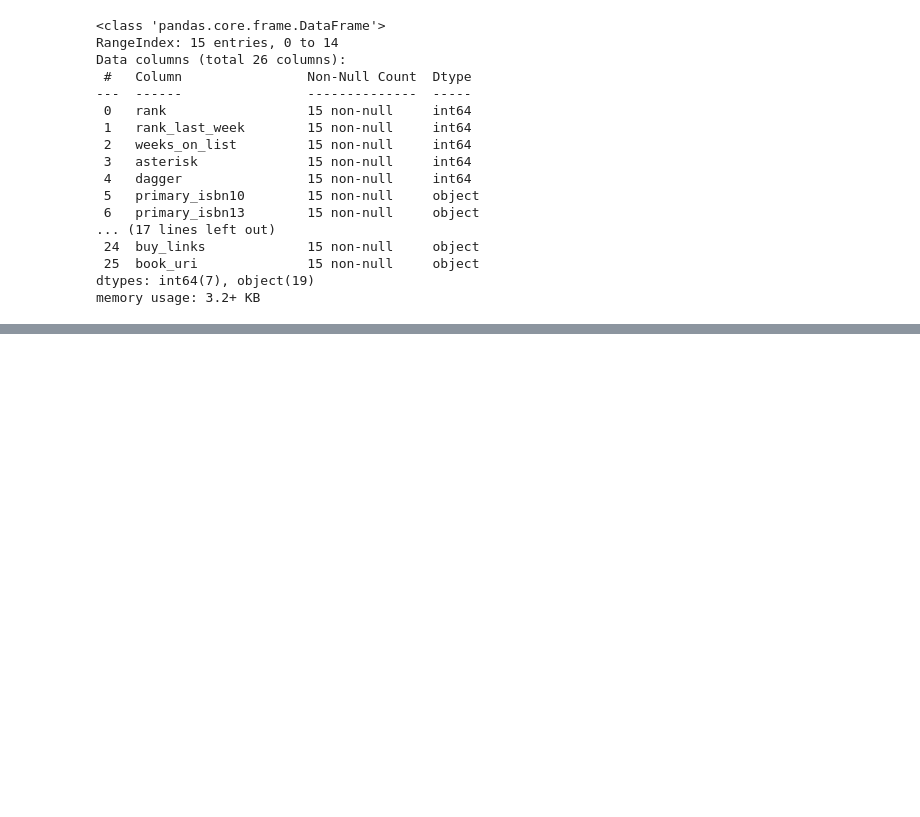
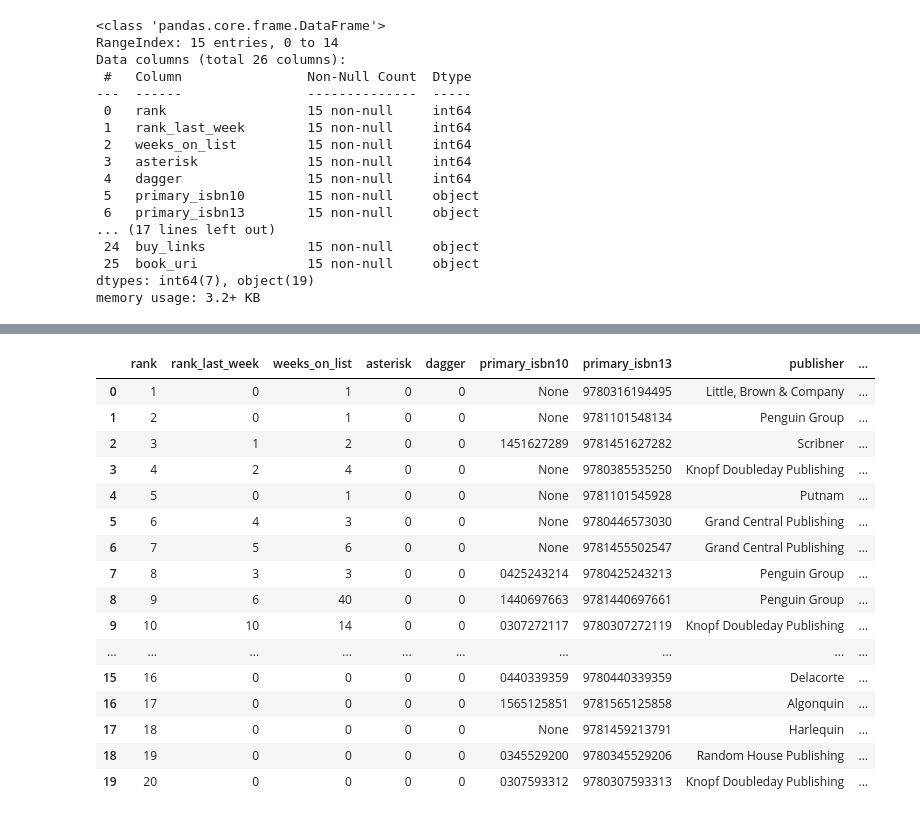
Before and after one commit to abigailasper/booktok-bestsellers, a Jupyter notebook: notebooks/nyt_bestsellers_scraper.ipynb, the cells around one changed output, grey strips where cells are left out. Drawn from its saved outputs; the diff is of its cells as text; code cells hidden in the pictures; blank space fills up the shorter version.

```diff
--- a/notebooks/nyt_bestsellers_scraper.ipynb
+++ b/notebooks/nyt_bestsellers_scraper.ipynb
@@ -197,0 +197,20 @@ print(last_sun)
+# %%
+bestsellers_df.tail(20)
+# %% [output]
+|  | rank | rank_last_week | weeks_on_list | asterisk | dagger | primary_isbn10 | primary_isbn13 | publisher | ... |
+| 0 | 1 | 0 | 1 | 0 | 0 | None | 9780316194495 | Little, Brown & Company | ... |
+| 1 | 2 | 0 | 1 | 0 | 0 | None | 9781101548134 | Penguin Group | ... |
+| 2 | 3 | 1 | 2 | 0 | 0 | 1451627289 | 9781451627282 | Scribner | ... |
+| 3 | 4 | 2 | 4 | 0 | 0 | None | 9780385535250 | Knopf Doubleday Publishing | ... |
+| 4 | 5 | 0 | 1 | 0 | 0 | None | 9781101545928 | Putnam | ... |
+| 5 | 6 | 4 | 3 | 0 | 0 | None | 9780446573030 | Grand Central Publishing | ... |
+| 6 | 7 | 5 | 6 | 0 | 0 | None | 9781455502547 | Grand Central Publishing | ... |
+| 7 | 8 | 3 | 3 | 0 | 0 | 0425243214 | 9780425243213 | Penguin Group | ... |
+| 8 | 9 | 6 | 40 | 0 | 0 | 1440697663 | 9781440697661 | Penguin Group | ... |
+| 9 | 10 | 10 | 14 | 0 | 0 | 0307272117 | 9780307272119 | Knopf Doubleday Publishing | ... |
+| ... | ... | ... | ... | ... | ... | ... | ... | ... | ... |
+| 15 | 16 | 0 | 0 | 0 | 0 | 0440339359 | 9780440339359 | Delacorte | ... |
+| 16 | 17 | 0 | 0 | 0 | 0 | 1565125851 | 9781565125858 | Algonquin | ... |
+| 17 | 18 | 0 | 0 | 0 | 0 | None | 9781459213791 | Harlequin | ... |
+| 18 | 19 | 0 | 0 | 0 | 0 | 0345529200 | 9780345529206 | Random House Publishing | ... |
+| 19 | 20 | 0 | 0 | 0 | 0 | 0307593312 | 9780307593313 | Knopf Doubleday Publishing | ... |
```
Also changed, not shown: parts of 16 cells of this notebook, 1 other file.
